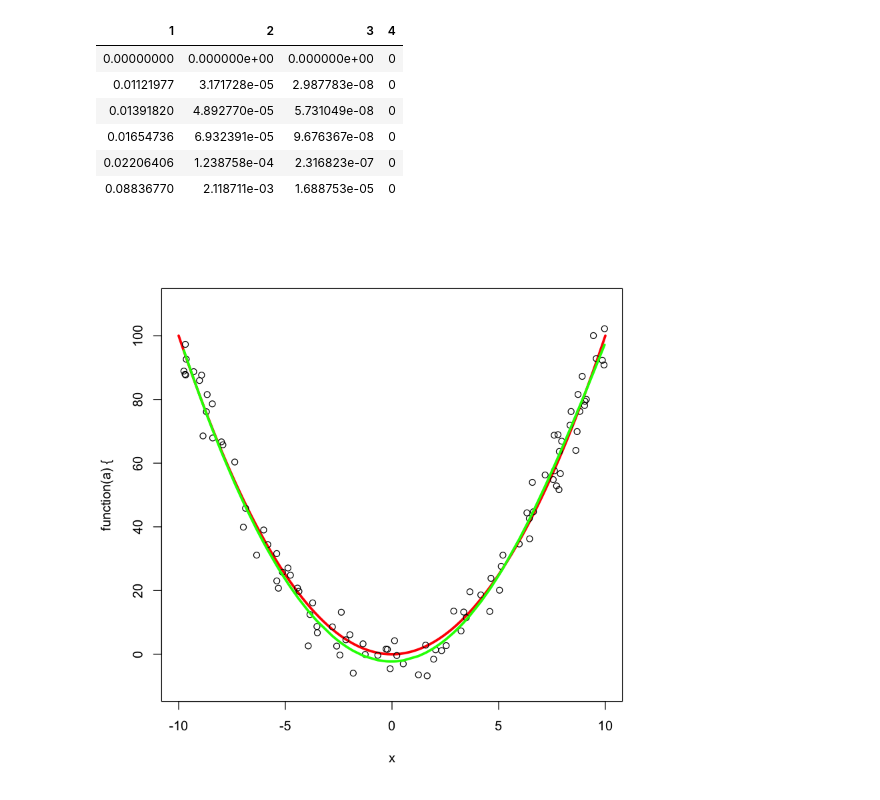
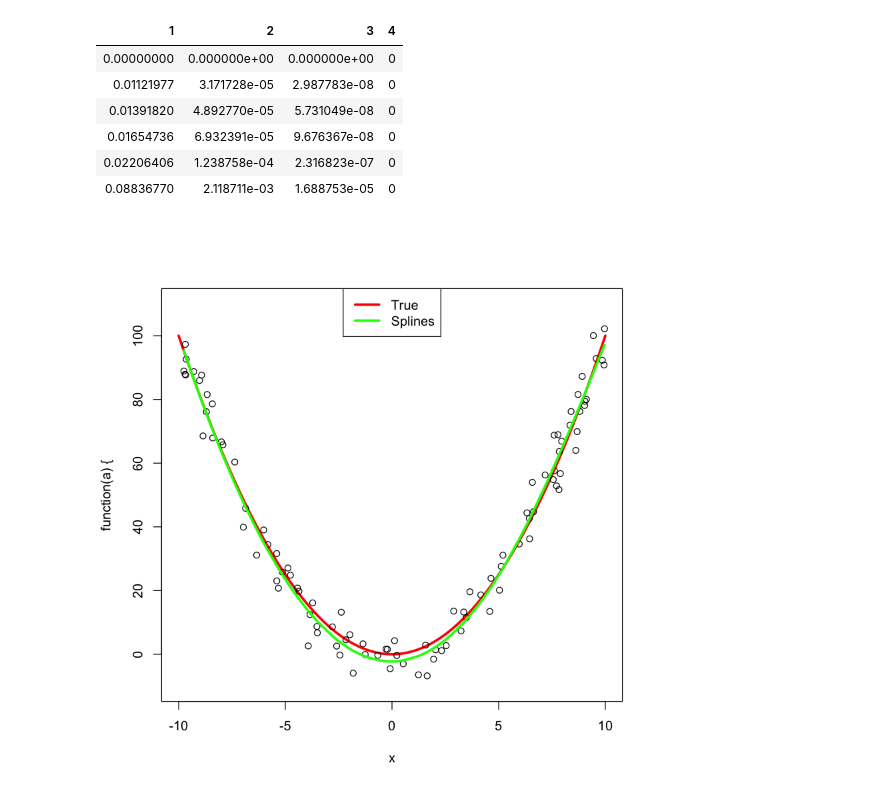
Before and after one commit to ly129/EPIB613_2019, a Jupyter notebook: Lecture12.ipynb, the cells around one changed output. Drawn from its saved outputs; the diff is of its cells as text; code cells hidden in the pictures.

```diff
--- a/Lecture12.ipynb
+++ b/Lecture12.ipynb
@@ -59,7 +59,7 @@ __An example from a bad practice.__
 __Once I came across a paper that calculated the ratio of odds ratios ("ROR") of two binary variables, and claimed that the variable with bigger odds ratio (ROR$>1$) had a greater effect.__
 # %%
 # Illustration of the idea on a different dataset.
-stroke <- read.csv("/Users/YLIAN/Desktop/Teaching/EPIB613/2017/stroke.csv")
+stroke <- read.csv("https://raw.githubusercontent.com/ly129/EPIB613_2019/master/stroke.csv")
 head(stroke)
 # %% [output]
 A data.frame: 6 × 9
@@ -310,7 +294,7 @@ plot(cox.zph(fit.cox3))
 
 ### CD4 example - the gold standard teaching data for logitudinal analysis
 # %%
-cd4 <- read.table("/Users/YLIAN/Desktop/PhD3/BIOS612/Midterm/cd4.txt", header = TRUE)
+cd4 <- read.table("https://raw.githubusercontent.com/ly129/EPIB613_2019/master/cd4.txt", header = TRUE)
 cd4$Date <- as.Date(cd4$Date, tryFormats = "%m/%d/%Y")
 cd4$Treatment <- cd4$Treatment - 1
 head(cd4, 10)
@@ -495,7 +479,8 @@ fit.splines <- lm(y~bs(x, knots = 5))
 # %%
 plot(function(a){a^2}, xlim = c(-10,10), lwd = 3, col = "red",
     ylim = c(-10, 110))
 points(x = x, y = y)
 lines(x, y = predict(fit.splines, newdata = bs(x, knots = 5)), col = "green", lwd = 3)
+legend("top", legend = c("True", "Splines"), lwd = c(3,3), lty = c(1,1), col = c("red", "green"))
 # %% [output]
-[figure, old version]
+[figure, new version]
```
Also changed, not shown: parts of 3 cells of this notebook, 4 other files.
